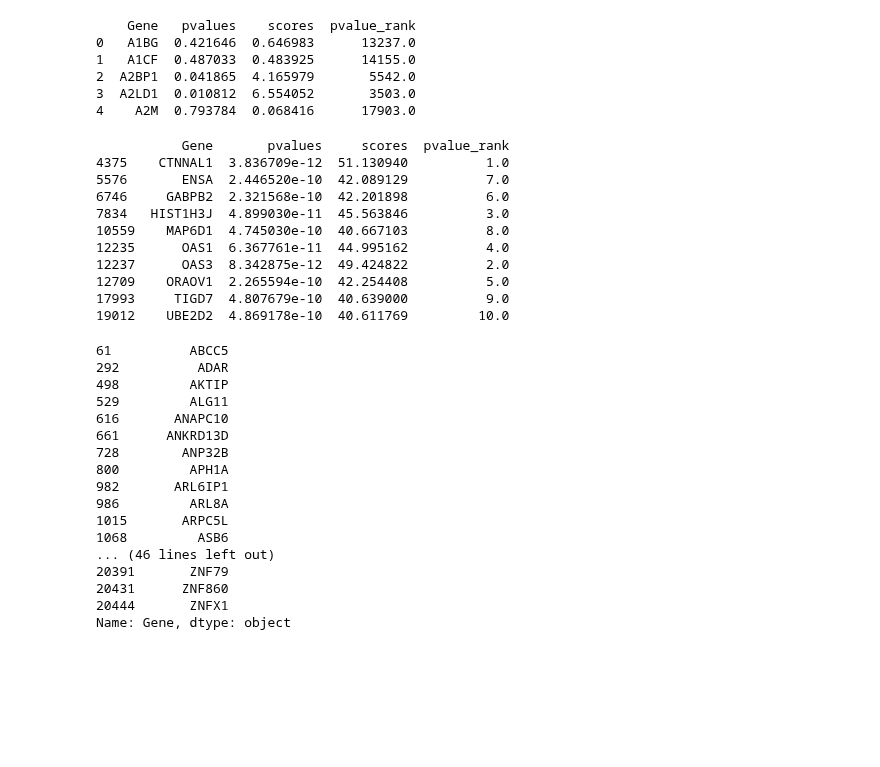
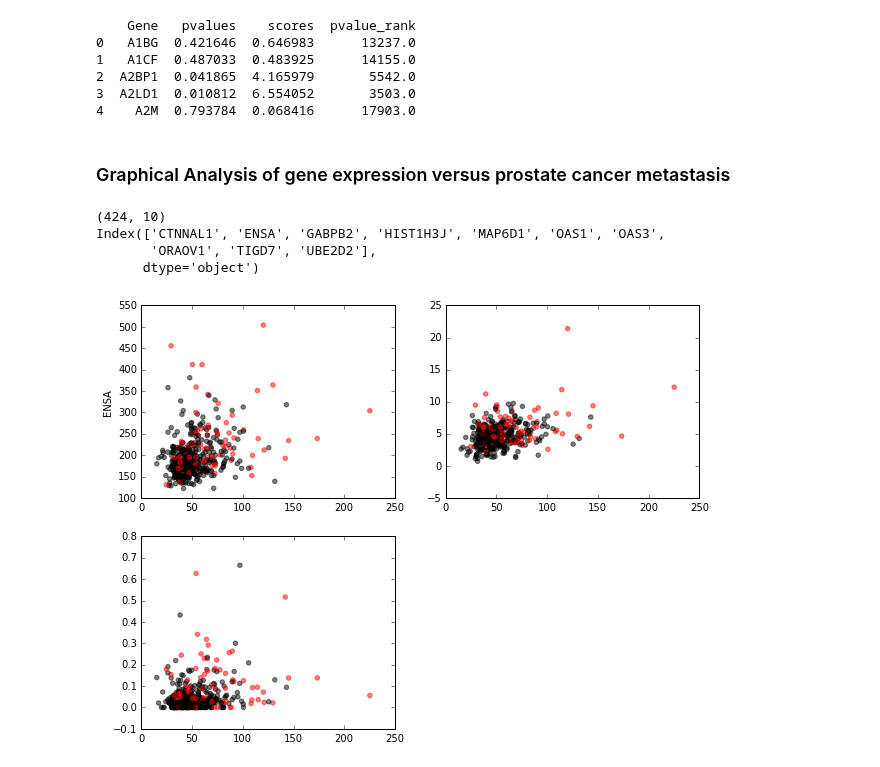
Before and after one commit to CCThompson82/Prostate_metastasis, a Jupyter notebook: PCa_Metastasis.ipynb, the cells around one changed output. Saved outputs shown, nothing was run; the diff lists cells and outputs as text; code cells hidden in the pictures; blank space fills up the shorter version.

Commit message:
Implement graphical analysis of 2D gene expression w/ label

```diff
--- a/PCa_Metastasis.ipynb
+++ b/PCa_Metastasis.ipynb
@@ -175,36 +175,6 @@ print(GeneRanks.head())
 4    A2M  0.793784  0.068416      17903.0
 # %%
 GeneRanks_trim = GeneRanks[GeneRanks['pvalue_rank']<424]
-print(GeneRanks_trim[GeneRanks_trim['pvalue_rank'] < 11])
+GeneRanks_trim_10 = GeneRanks_trim[GeneRanks_trim['pvalue_rank'] < 11]
-# %% [output]
-           Gene       pvalues     scores  pvalue_rank
-4375    CTNNAL1  3.836709e-12  51.130940          1.0
-5576       ENSA  2.446520e-10  42.089129          7.0
-6746     GABPB2  2.321568e-10  42.201898          6.0
-7834   HIST1H3J  4.899030e-11  45.563846          3.0
-10559    MAP6D1  4.745030e-10  40.667103          8.0
-12235      OAS1  6.367761e-11  44.995162          4.0
-12237      OAS3  8.342875e-12  49.424822          2.0
-12709    ORAOV1  2.265594e-10  42.254408          5.0
-17993     TIGD7  4.807679e-10  40.639000          9.0
-19012    UBE2D2  4.869178e-10  40.611769         10.0
-# %%
-GeneRanks_trim['Gene']
-# %% [output]
-61          ABCC5
-292          ADAR
-498         AKTIP
-529         ALG11
-616       ANAPC10
-661      ANKRD13D
-728        ANP32B
-800         APH1A
-982       ARL6IP1
-986         ARL8A
-1015       ARPC5L
-1068         ASB6
-... (46 lines left out)
-20391       ZNF79
-20431      ZNF860
-20444       ZNFX1
-Name: Gene, dtype: object
+# %% [markdown]
+### Graphical Analysis of gene expression versus prostate cancer metastasis
@@ -210,0 +184,26 @@ Name: Gene, dtype: object
+# %%
+#Limit gene_counts to just the top 10 genes.
+X_10 = X[list(GeneRanks_trim_10['Gene'])]
+print(X_10.shape)
+print(X_10.columns)
+# %% [output]
+(424, 10)
+Index(['CTNNAL1', 'ENSA', 'GABPB2', 'HIST1H3J', 'MAP6D1', 'OAS1', 'OAS3',
+       'ORAOV1', 'TIGD7', 'UBE2D2'],
+      dtype='object')
+# %%
+c_dict = {'n1' : 'red', 'n0' : 'black'}
+col_label = list(y_labels_NA_gc_dropped.replace(c_dict, inplace = False))
+# %%
+figure_cluster = plt.figure(figsize=(10,20))
+panel_1 = figure_cluster.add_subplot(5,2,1) # coordinates
+panel_2 = figure_cluster.add_subplot(5,2,2)
+panel_3 = figure_cluster.add_subplot(5,2,3)
+
+panel_1.scatter(X_10['CTNNAL1'], X_10['ENSA'], color = col_label, alpha = 0.5)
+panel_1.set_ylabel('ENSA')
+panel_2.scatter(X_10['CTNNAL1'], X_10['GABPB2'], color = col_label, alpha = 0.5)
+panel_3.scatter(X_10['CTNNAL1'], X_10['HIST1H3J'], color = col_label, alpha = 0.5)
+plt.show()
+# %% [output]
+[figure, added]
```
Also changed, not shown: parts of 2 cells of this notebook.
